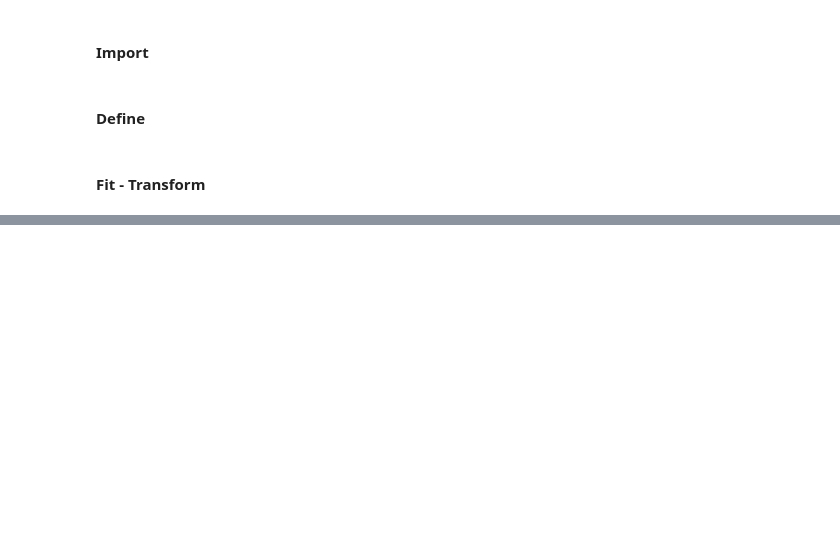
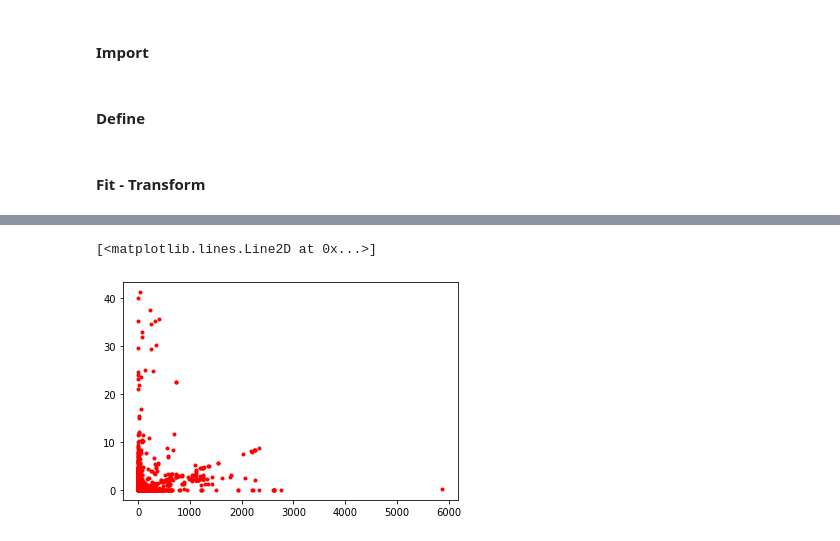
Before and after one commit to SupidchayaTangkidwanich/multivariate, a Jupyter notebook: Chapter3_PCA.ipynb, the cells around one changed output, grey strips where cells are left out. Drawn from its saved outputs; the diff is of its cells as text; code cells hidden in the pictures; blank space fills up the shorter version.

```diff
--- a/Chapter3_PCA.ipynb
+++ b/Chapter3_PCA.ipynb
@@ -435,0 +314,3 @@ plt.plot(new_pca[100:,0],new_pca[100:,1],'oy')
+# %%
+newdata = data.iloc[:,7:] # เอาทุกเเถว เอาตั้งเเต่คอมลัมน์7เป็นต้นไป
+newdata.head()
@@ -435,0 +384,5 @@ plt.plot(new_pca[100:,0],new_pca[100:,1],'oy')
+# %%
+plt.plot(newdata.iloc[:,11],newdata.iloc[:,25],'r.') # จากคนละค่า ไม่ใช่ค่าเดียวกัน จะกระจัดกระจาย
+# %% [output]
+[<matplotlib.lines.Line2D at 0x...>]
+[figure, added]
```
Also changed, not shown: parts of 45 cells of this notebook.
